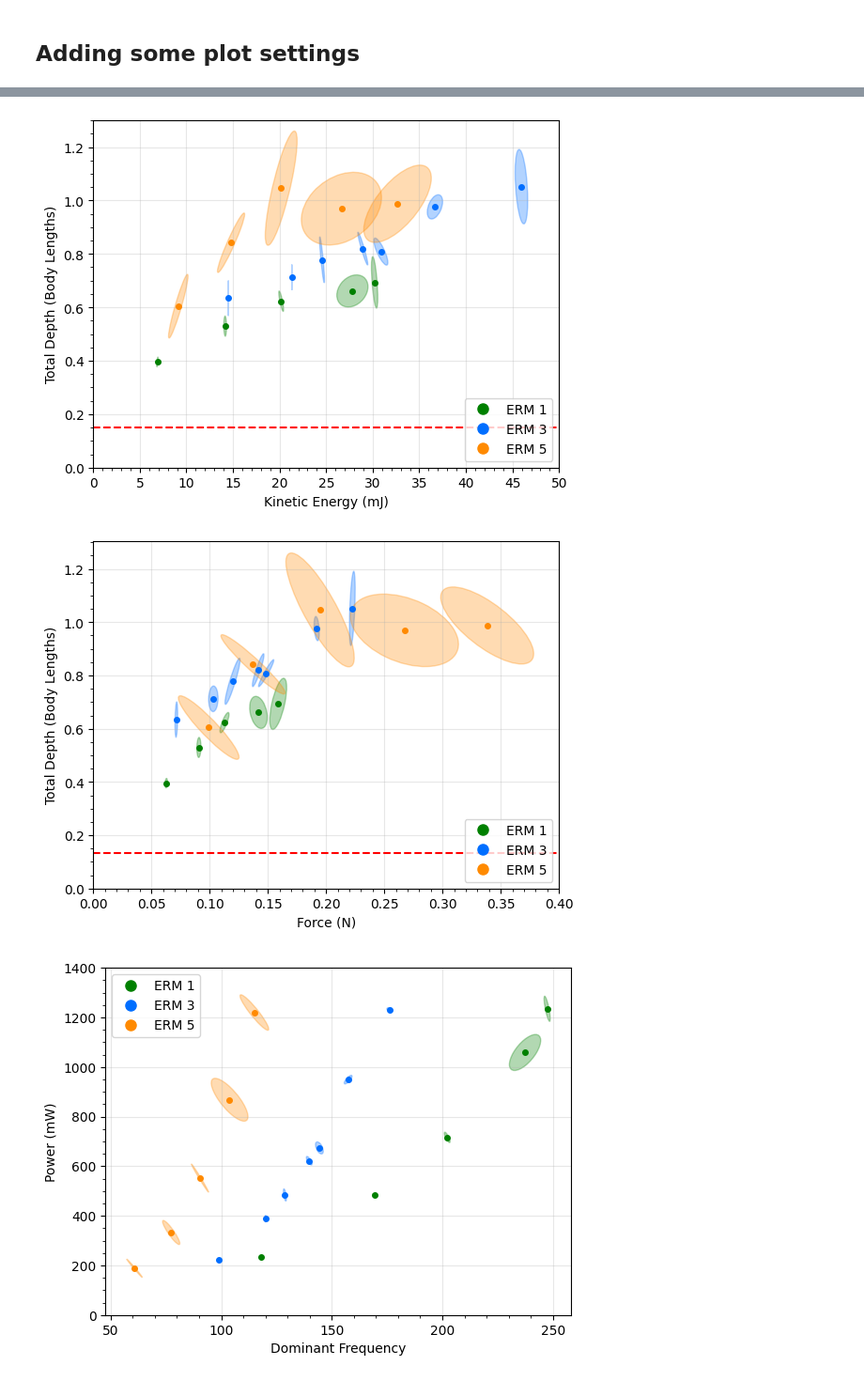
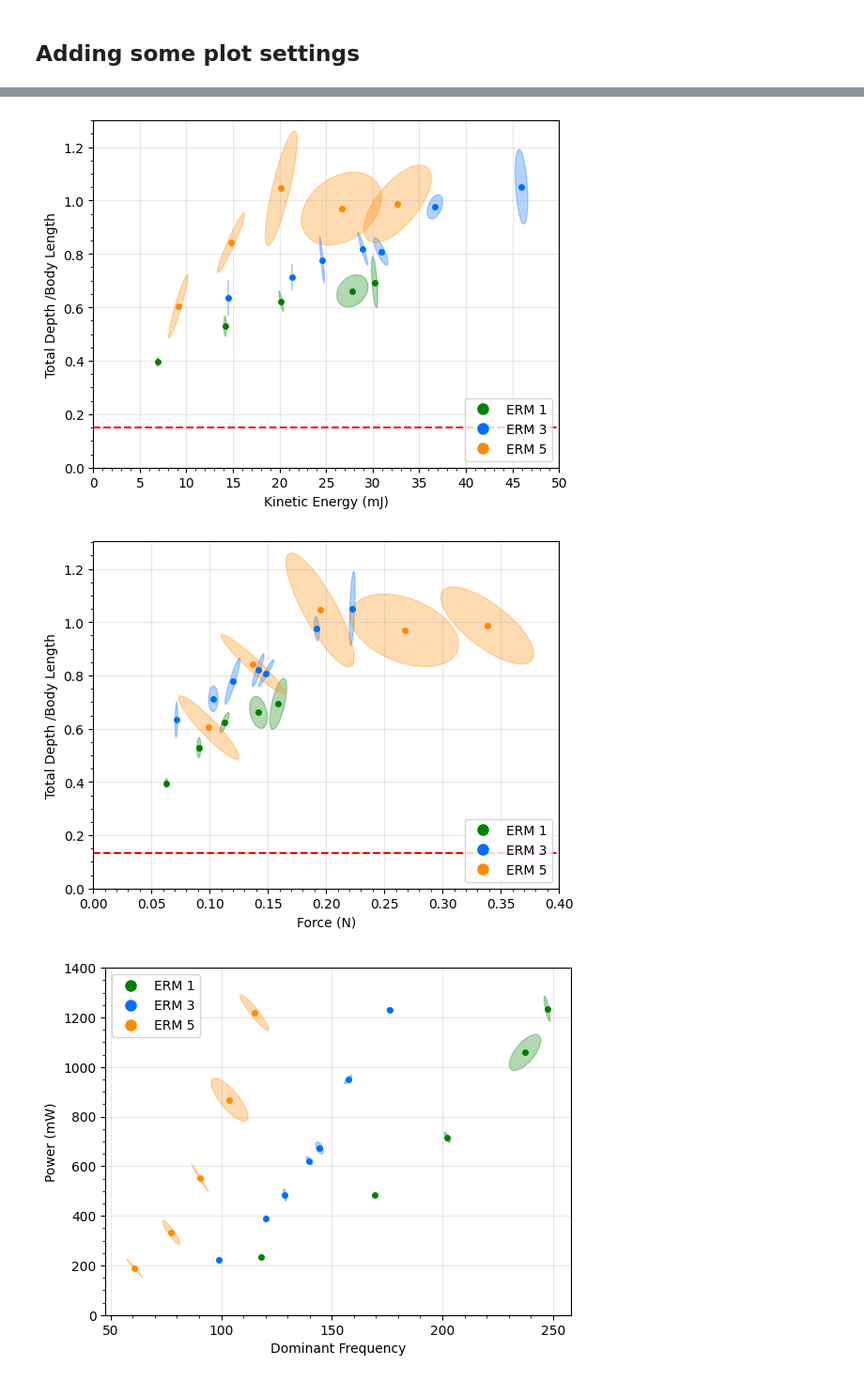
Before and after one commit to OzzysMess/clamming, a Jupyter notebook: master_notes.ipynb, the cells around one changed output, grey strips where cells are left out. Shown at 94% size. Drawn from its saved outputs; the diff is of its cells as text; code cells hidden in the pictures.

```diff
--- a/master_notes.ipynb
+++ b/master_notes.ipynb
@@ -259,26 +259,26 @@ plt.show()
 # %%
 # Plot kinetic power vs depth
 r = 0.005  # distance from center of probe to center of ERM mass
 ax = plot_mass_scatter(
     data,
     lambda subset, mass: 0.5 * mass * 0.001 * (2 * np.pi * subset["Peak Frequency"].astype(float))**2 * r**2 * 1000,
     lambda subset, mass: subset["Total Depth (mm)"] / probe_length,
     "Kinetic Energy (mJ)",
-    "Total Depth (Body Lengths)",
+    "Total Depth /Body Length",
     legend_loc="lower right",
     confidence_ellipse=True,
 
 )
 
 ax.set_yticks(np.arange(0, 1.31, 0.2))
 ax.set_yticks(np.arange(0, 1.31, 0.2/4), minor=True)
 ax.set_xticks(np.arange(0, 51, 5))
 ax.set_xticks(np.arange(0, 51, 5/5), minor=True)
 ax.axhline(y=9/probe_length, color='red', linestyle='--', label='starting depth')
 
 plt.show()
 # %% [output]
-[figure, old version]
+[figure, new version]
 # %%
 # Force = Power / Angular Velocity
 r = 0.005  # distance from center of probe to center of ERM mass
@@ -287,7 +287,7 @@ ax = plot_mass_scatter(
     lambda subset, mass: subset["Power (mW)"].astype(float) * 0.001 / ((2 * np.pi * subset["Peak Frequency"].astype(float)) * r),
     lambda subset, mass: subset["Total Depth (mm)"] / probe_length,
     "Force (N)",
-    "Total Depth (Body Lengths)",
+    "Total Depth /Body Length",
     legend_loc="lower right",
     confidence_ellipse=1,
 )
@@ -300,7 +300,7 @@ ax.axhline(y=cone_height/probe_length, color='red', linestyle='--', label='start
 
 plt.show()
 # %% [output]
-[figure, old version]
+[figure, new version]
 # %%
 # Power Draw vs Frequency
 ax = plot_mass_scatter(
```
Also changed, not shown: parts of 6 cells of this notebook.
